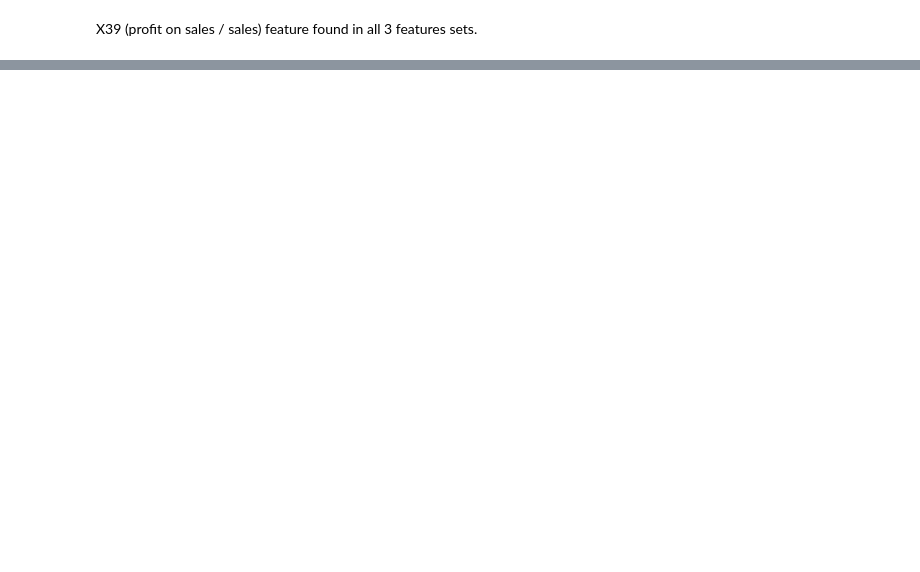
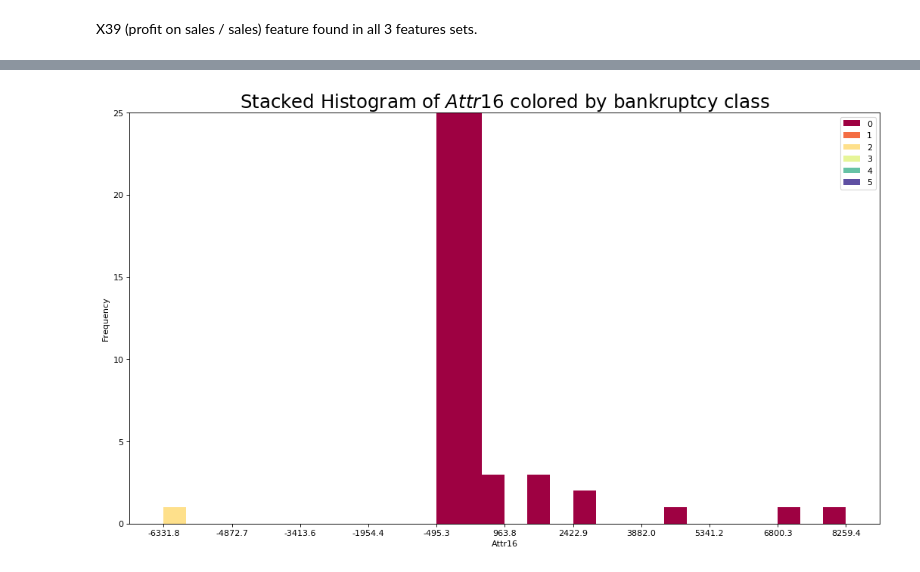
Before and after one commit to vcaramba/companies_bankruptcy_prediction, a Jupyter notebook: jupyter_notebooks/eda_notebook.ipynb, the cells around one changed output, grey strips where cells are left out. Drawn from its saved outputs; the diff is of its cells as text; code cells hidden in the pictures; blank space fills up the shorter version.

```diff
--- a/jupyter_notebooks/eda_notebook.ipynb
+++ b/jupyter_notebooks/eda_notebook.ipynb
@@ -344,0 +371,4 @@ X39 (profit on sales / sales) feature found in all 3 features sets.
+# %%
+plot_stacked_hist(df, 'Attr16', 'bankruptcy_after_years')
+# %% [output]
+[figure, added]
```
Also changed, not shown: parts of 27 cells of this notebook, 2 other files.
